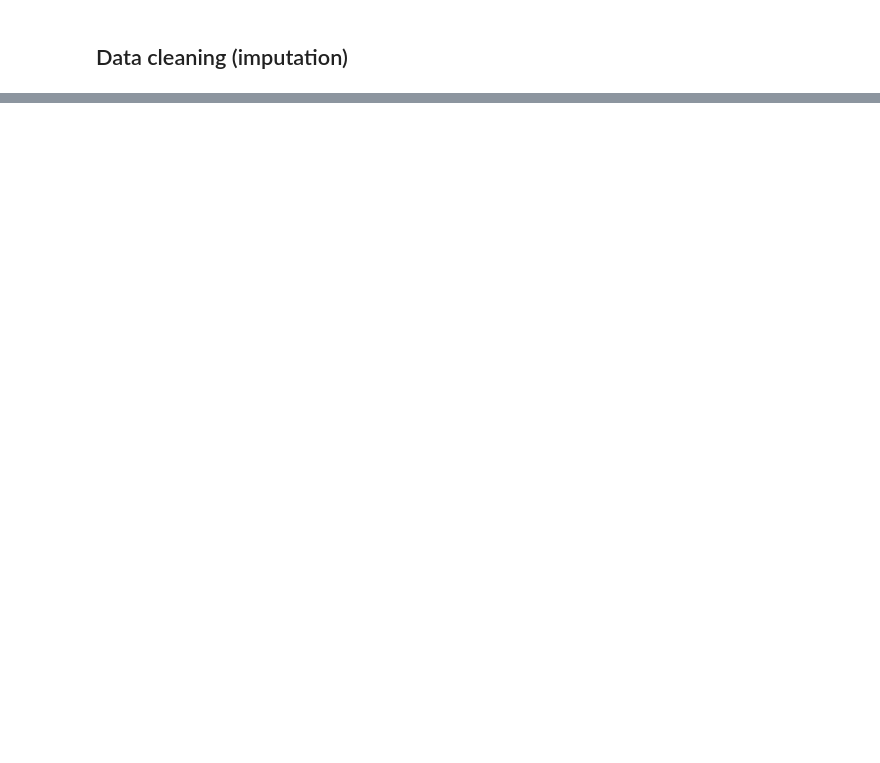
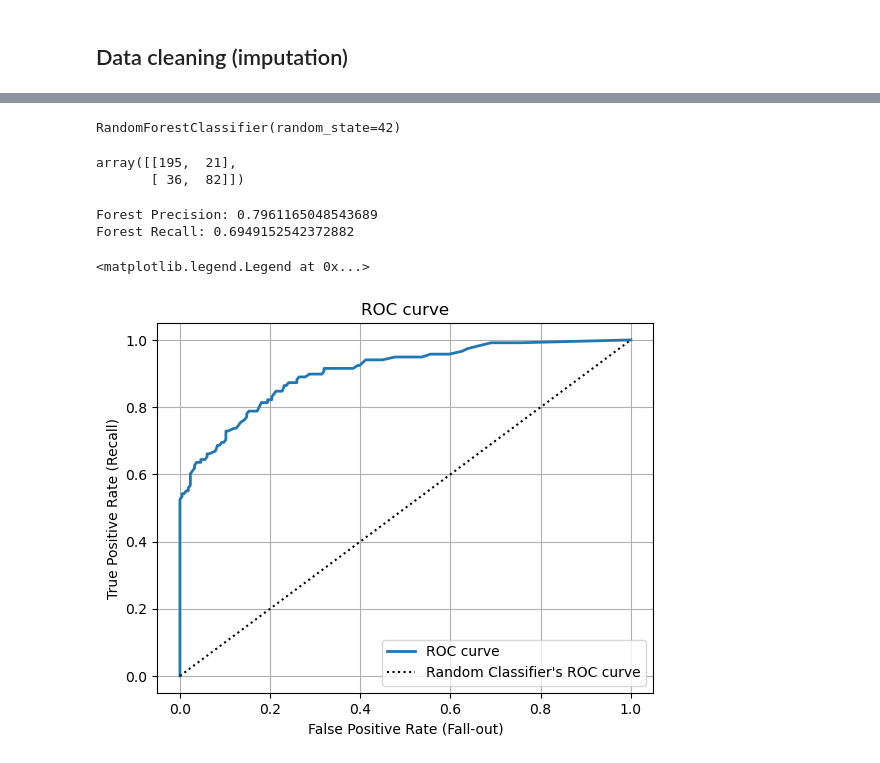
Before and after one commit to M-Atif-ML/titanic-passengers-survival-prediction, a Jupyter notebook: titanic_prediction/Untitled.ipynb, the cells around one changed output, grey strips where cells are left out. Saved outputs shown, nothing was run; the diff lists cells and outputs as text; code cells hidden in the pictures; blank space fills up the shorter version.

```diff
--- a/titanic_prediction/Untitled.ipynb
+++ b/titanic_prediction/Untitled.ipynb
@@ -346,0 +292,5 @@ array([[-0.86887454, -0.6336812 ,  0.38623105, ...,  1.        ,
+# %%
+from sklearn.linear_model import SGDClassifier
+
+sgd_clf = SGDClassifier(random_state=42)
+sgd_clf.fit(training_data,y_train)
@@ -346,0 +318,6 @@ array([[-0.86887454, -0.6336812 ,  0.38623105, ...,  1.        ,
+# %%
+from sklearn.ensemble import RandomForestClassifier
+forest_clf = RandomForestClassifier(random_state=42)
+forest_clf.fit(training_data,y_train)
+# %% [output]
+RandomForestClassifier(random_state=42)
@@ -346,0 +328,32 @@ array([[-0.86887454, -0.6336812 ,  0.38623105, ...,  1.        ,
+# %%
+cm
+# %% [output]
+array([[195,  21],
+       [ 36,  82]])
+# %%
+from sklearn.metrics import precision_score, recall_score
+
+# Run this for both classifiers to see the real upgrade!
+print("Forest Precision:", precision_score(y_train, y_pred))
+print("Forest Recall:", recall_score(y_train, y_pred))
+# %% [output]
+Forest Precision: 0.7961165048543689
+Forest Recall: 0.6949152542372882
+# %%
+y_scores = cross_val_predict(forest_clf,training_data,y_train,cv=3,method="predict_proba")
+y_scores = y_scores[:,1]
+# %%
+from sklearn.metrics import roc_curve
+
+fpr,tpr,thresholds = roc_curve(y_train,y_scores)
+# %%
+plt.plot(fpr,tpr,linewidth=2,label="ROC curve")
+plt.plot([0,1],[0,1],'k:',label="Random Classifier's ROC curve")
+plt.xlabel("False Positive Rate (Fall-out)")
+plt.ylabel("True Positive Rate (Recall)")
+plt.title("ROC curve")
+plt.grid()
+plt.legend()
+# %% [output]
+<matplotlib.legend.Legend at 0x...>
+[figure, added]
```
Also changed, not shown: parts of 28 cells of this notebook.
